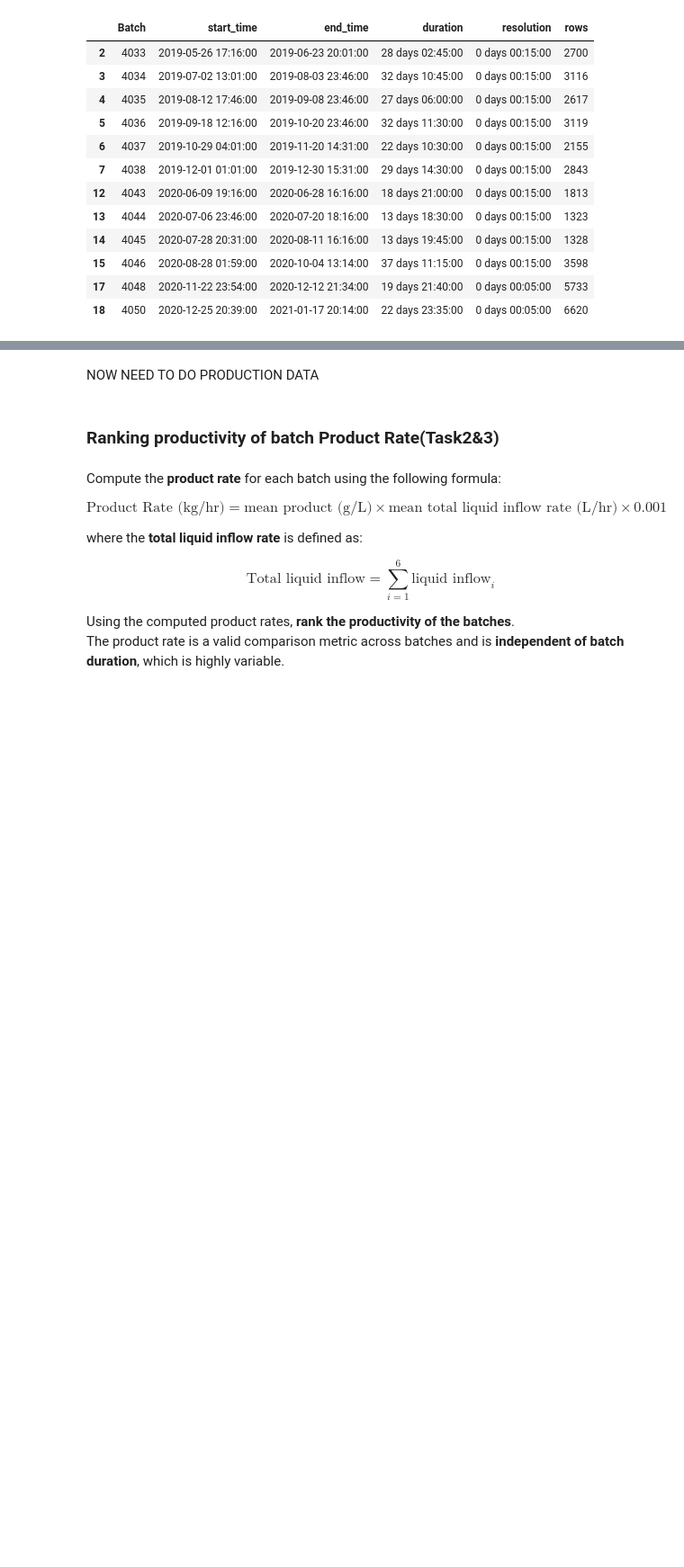
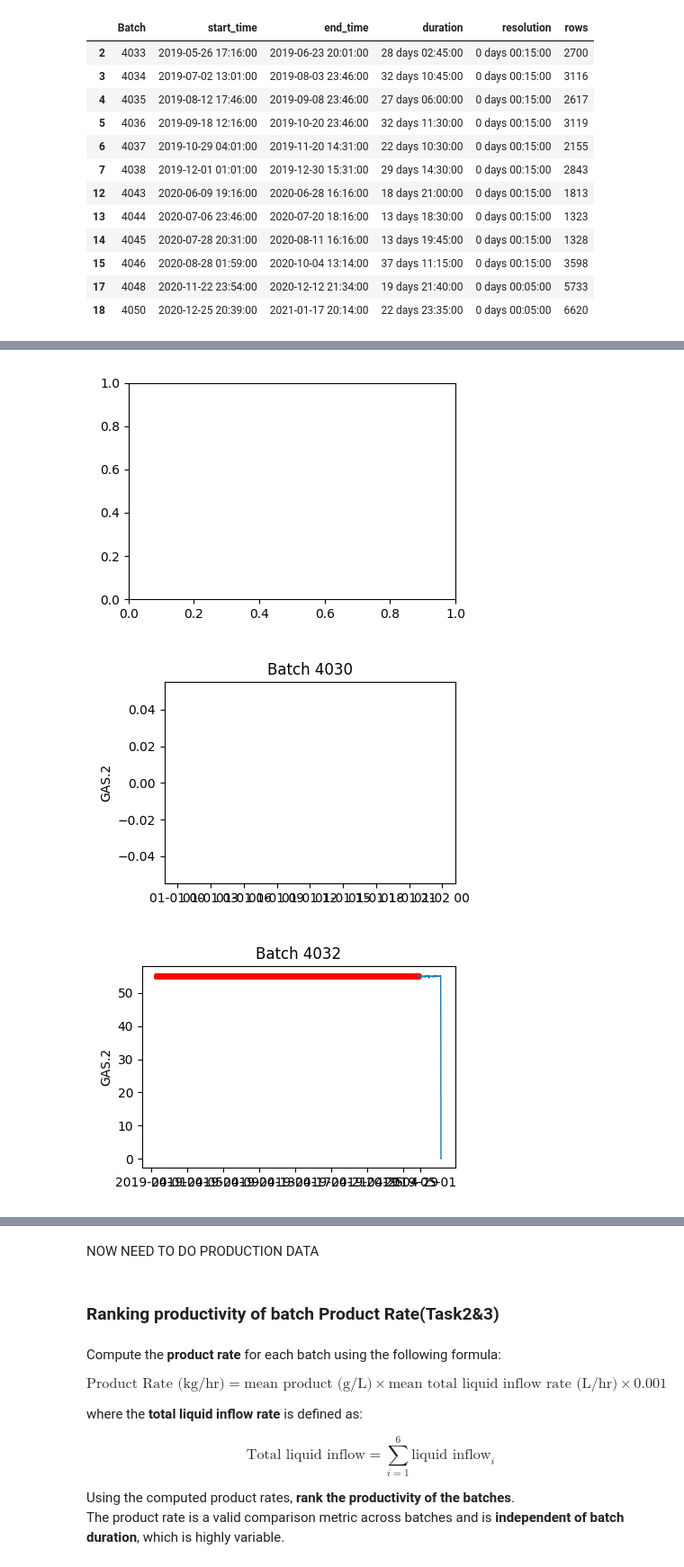
Before and after one commit to RichardFisher1/Applied, a Jupyter notebook: notebooks/Case Study Tasks.ipynb, the cells around one changed output, grey strips where cells are left out. Shown at 90% size. Saved outputs shown, nothing was run; the diff lists cells and outputs as text; code cells hidden in the pictures; blank space fills up the shorter version.

```diff
--- a/notebooks/Case Study Tasks.ipynb
+++ b/notebooks/Case Study Tasks.ipynb
@@ -162,0 +621,14 @@ plotter.plot_batch_3d(
+# %%
+plotter1 = BatchTimeSeriesPlotter(clean_op_df0)
+# %%
+plotter1.plot_batches_grid(batches=4051, columns=['OFFGAS'])
+plotter1.plot_batches_grid(batches=4030, columns=['GAS.2'])
+plotter1.plot_batches_grid(batches=4032, columns=['GAS.2'])
+plotter1.plot_batches_grid(batches=4039, columns='OXYGEN')
+plotter1.plot_batches_grid(batches=4041, columns=['PRESSURE.1'])
+plotter1.plot_batches_grid(batches=4042, columns=['pH'])
+plotter1.plot_batches_grid(batches=4047, columns=['pH'])
+# %% [output]
+[figure, added]
+[figure, added]
+[figure, added]
```
Also changed, not shown: parts of 32 cells of this notebook, 2 other files.
